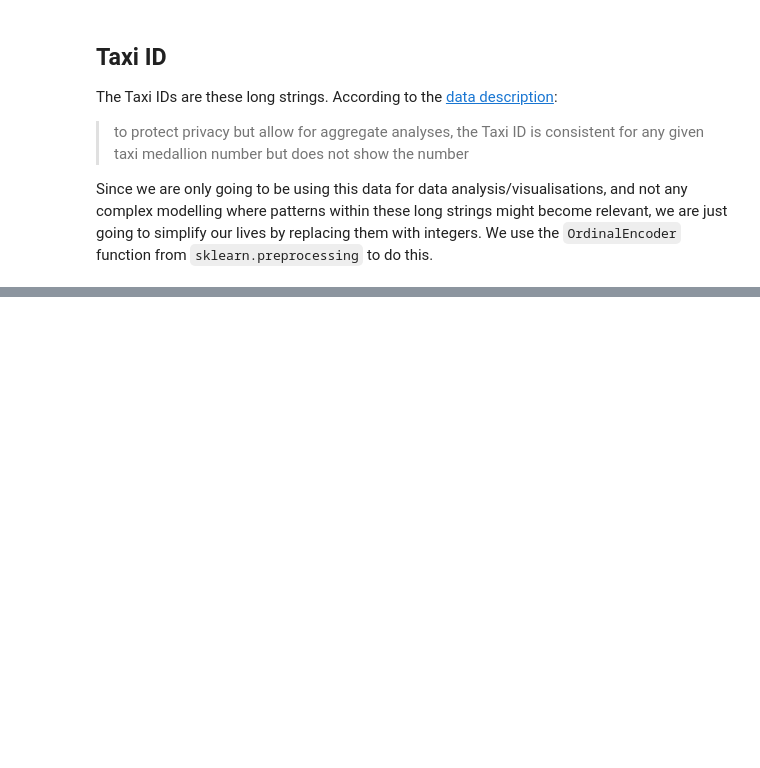
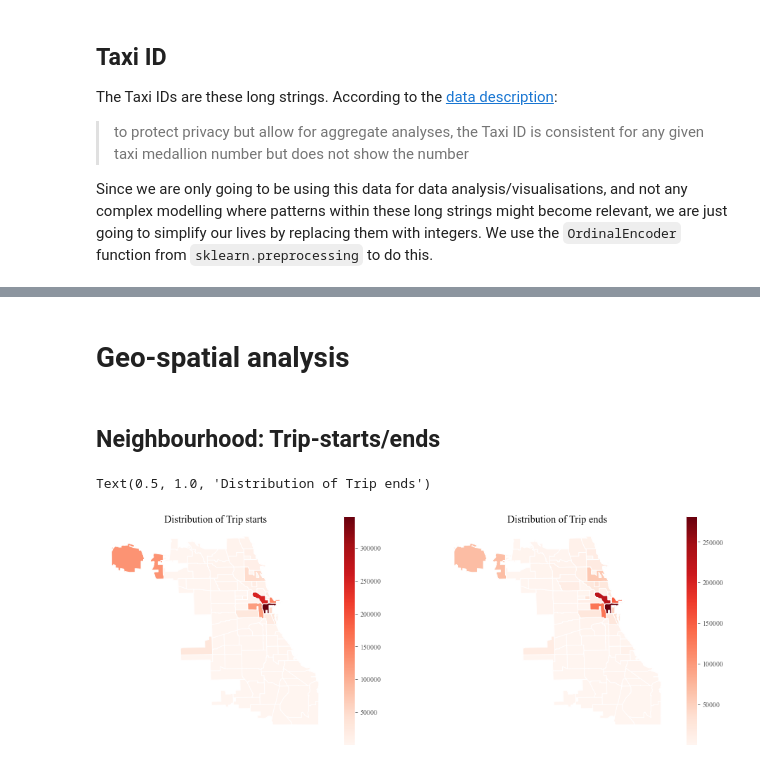
Before and after one commit to abhirup-ghosh/mobility_dataanalysis, a Jupyter notebook: notebooks/main.ipynb, the cells around one changed output, grey strips where cells are left out. Saved outputs shown, nothing was run; the diff lists cells and outputs as text; code cells hidden in the pictures; blank space fills up the shorter version.

```diff
--- a/notebooks/main.ipynb
+++ b/notebooks/main.ipynb
@@ -53,3 +113,5 @@ memory usage: 77.9+ MB
+# %%
+chi.drop(['created_at', 'updated_at'], axis=1, inplace=True)
 # %% [markdown]
 ## Renaming columns
 
@@ -86,0 +242,4 @@ The Unique taxi_id numbers:  [1533. 3108. 2265. ...  408. 2914. 3357.]
+# %% [markdown]
+# Geo-spatial analysis
+# %% [markdown]
+## Neighbourhood: Trip-starts/ends
@@ -86,0 +274,26 @@ The Unique taxi_id numbers:  [1533. 3108. 2265. ...  408. 2914. 3357.]
+# %%
+style_kwds = {'edgecolor':'white',
+                'facecolor':'k',
+                'linewidth': 1,
+                'markersize': 1,
+                'alpha': 1}
+
+fig, ax = plt.subplots(ncols=2, figsize=(16,6))
+gdf_starts.plot(column='total_trips',
+        ax=ax[0],
+        cmap='Reds',
+        legend=True,
+        **style_kwds)
+ax[0].axis('off')
+ax[0].set_title('Distribution of Trip starts')
+
+gdf_ends.plot(column='total_trips',
+        ax=ax[1],
+        cmap='Reds',
+        legend=True,
+        **style_kwds)
+ax[1].axis('off')
+ax[1].set_title('Distribution of Trip ends')
+# %% [output]
+Text(0.5, 1.0, 'Distribution of Trip ends')
+[figure, added]
```
Also changed, not shown: parts of 16 cells of this notebook.
